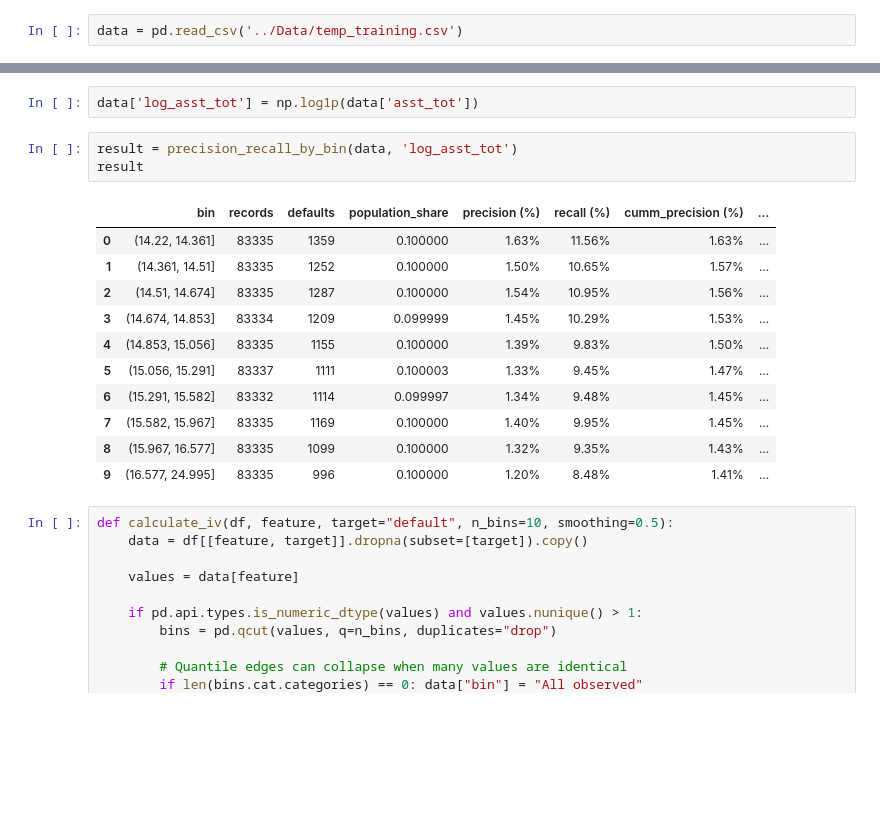
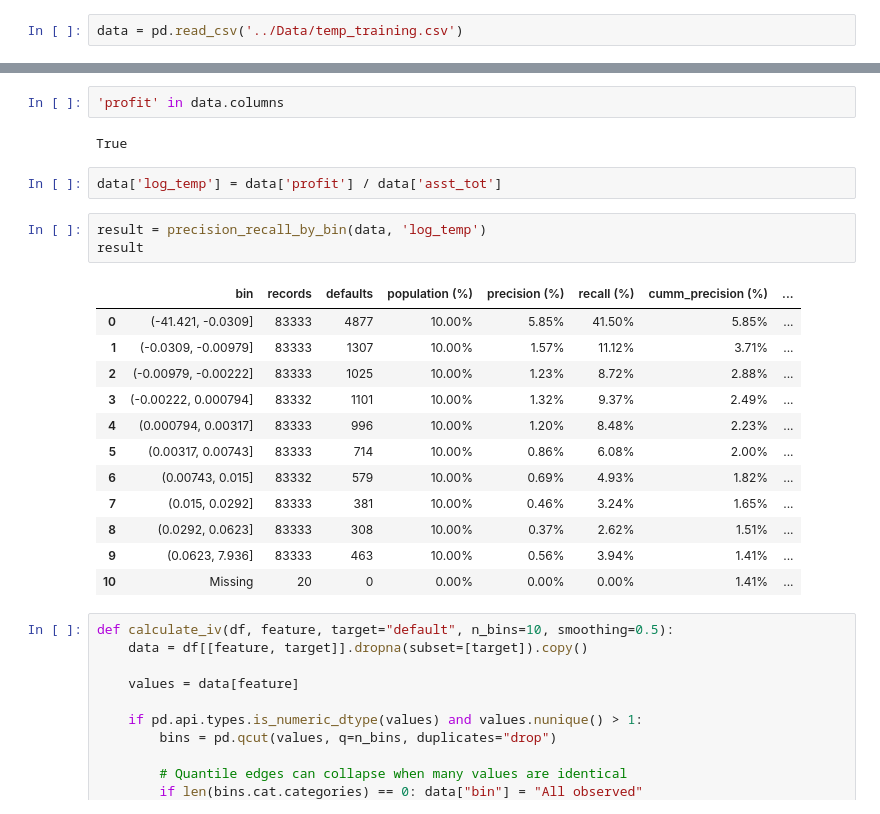
Before and after one commit to Anubhav3084/FinanceML-Course-Project, a Jupyter notebook: Project/Code/EDA.ipynb, the cells around one changed output, grey strips where cells are left out. Drawn from its saved outputs; the diff is of its cells as text; blank space fills up the shorter version.

Commit message:
udpated precision recall lift function

```diff
--- a/Project/Code/EDA.ipynb
+++ b/Project/Code/EDA.ipynb
@@ -9,20 +36,25 @@ data = pd.read_csv('../Data/temp_training.csv')
+# %%
+'profit' in data.columns
+# %% [output]
+True
 # %%
-data['log_asst_tot'] = np.log1p(data['asst_tot'])
+data['log_temp'] = data['profit'] / data['asst_tot']
 # %%
-result = precision_recall_by_bin(data, 'log_asst_tot')
+result = precision_recall_by_bin(data, 'log_temp')
 result
 # %% [output]
-|  | bin | records | defaults | population_share | precision (%) | recall (%) | cumm_precision (%) | ... |
-| 0 | (14.22, 14.361] | 83335 | 1359 | 0.100000 | 1.63% | 11.56% | 1.63% | ... |
-| 1 | (14.361, 14.51] | 83335 | 1252 | 0.100000 | 1.50% | 10.65% | 1.57% | ... |
-| 2 | (14.51, 14.674] | 83335 | 1287 | 0.100000 | 1.54% | 10.95% | 1.56% | ... |
-| 3 | (14.674, 14.853] | 83334 | 1209 | 0.099999 | 1.45% | 10.29% | 1.53% | ... |
-| 4 | (14.853, 15.056] | 83335 | 1155 | 0.100000 | 1.39% | 9.83% | 1.50% | ... |
-| 5 | (15.056, 15.291] | 83337 | 1111 | 0.100003 | 1.33% | 9.45% | 1.47% | ... |
-| 6 | (15.291, 15.582] | 83332 | 1114 | 0.099997 | 1.34% | 9.48% | 1.45% | ... |
-| 7 | (15.582, 15.967] | 83335 | 1169 | 0.100000 | 1.40% | 9.95% | 1.45% | ... |
-| 8 | (15.967, 16.577] | 83335 | 1099 | 0.100000 | 1.32% | 9.35% | 1.43% | ... |
-| 9 | (16.577, 24.995] | 83335 | 996 | 0.100000 | 1.20% | 8.48% | 1.41% | ... |
+|  | bin | records | defaults | population (%) | precision (%) | recall (%) | cumm_precision (%) | ... |
+| 0 | (-41.421, -0.0309] | 83333 | 4877 | 10.00% | 5.85% | 41.50% | 5.85% | ... |
+| 1 | (-0.0309, -0.00979] | 83333 | 1307 | 10.00% | 1.57% | 11.12% | 3.71% | ... |
+| 2 | (-0.00979, -0.00222] | 83333 | 1025 | 10.00% | 1.23% | 8.72% | 2.88% | ... |
+| 3 | (-0.00222, 0.000794] | 83332 | 1101 | 10.00% | 1.32% | 9.37% | 2.49% | ... |
+| 4 | (0.000794, 0.00317] | 83333 | 996 | 10.00% | 1.20% | 8.48% | 2.23% | ... |
+| 5 | (0.00317, 0.00743] | 83333 | 714 | 10.00% | 0.86% | 6.08% | 2.00% | ... |
+| 6 | (0.00743, 0.015] | 83332 | 579 | 10.00% | 0.69% | 4.93% | 1.82% | ... |
+| 7 | (0.015, 0.0292] | 83333 | 381 | 10.00% | 0.46% | 3.24% | 1.65% | ... |
+| 8 | (0.0292, 0.0623] | 83333 | 308 | 10.00% | 0.37% | 2.62% | 1.51% | ... |
+| 9 | (0.0623, 7.936] | 83333 | 463 | 10.00% | 0.56% | 3.94% | 1.41% | ... |
+| 10 | Missing | 20 | 0 | 0.00% | 0.00% | 0.00% | 1.41% | ... |
 # %%
 def calculate_iv(df, feature, target="default", n_bins=10, smoothing=0.5):
     data = df[[feature, target]].dropna(subset=[target]).copy()
```
Also changed, not shown: parts of 2 cells of this notebook, 1 other file.
